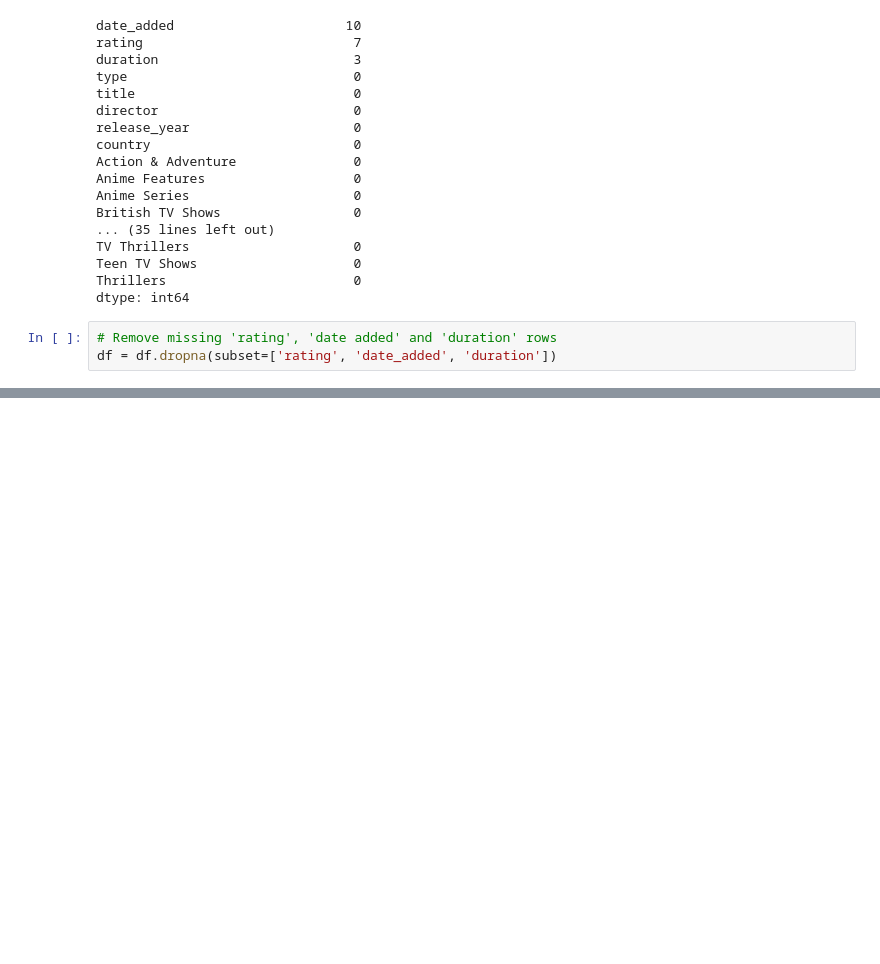
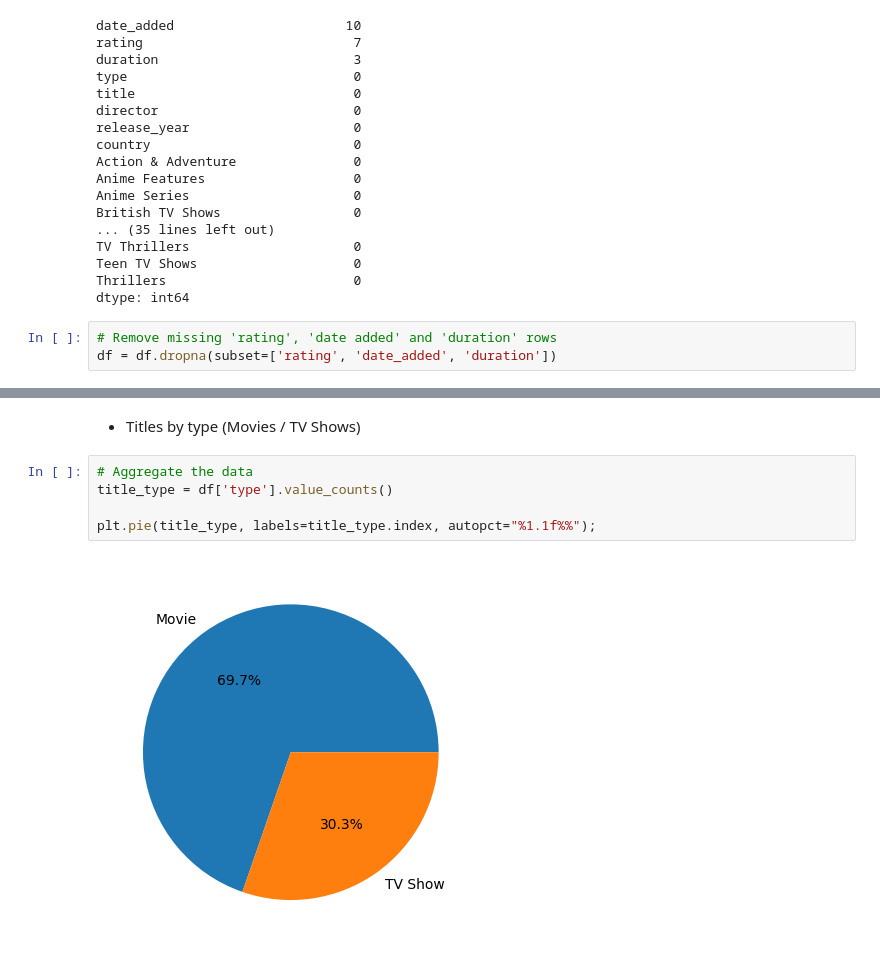
Before and after one commit to Sushrut2007/Streamlit-Basic-Projects, a Jupyter notebook: netflix_dashboard/netflix.ipynb, the cells around one changed output, grey strips where cells are left out. Cells and saved outputs as stored; diff of their text form; blank space fills up the shorter version.

```diff
--- a/netflix_dashboard/netflix.ipynb
+++ b/netflix_dashboard/netflix.ipynb
@@ -225,0 +251,9 @@ df.head()
+# %% [markdown]
+- Titles by type (Movies / TV Shows)
+# %%
+# Aggregate the data
+title_type = df['type'].value_counts()
+
+plt.pie(title_type, labels=title_type.index, autopct="%1.1f%%");
+# %% [output]
+[figure, added]
```
Also changed, not shown: parts of 17 cells of this notebook, 2 other files.
